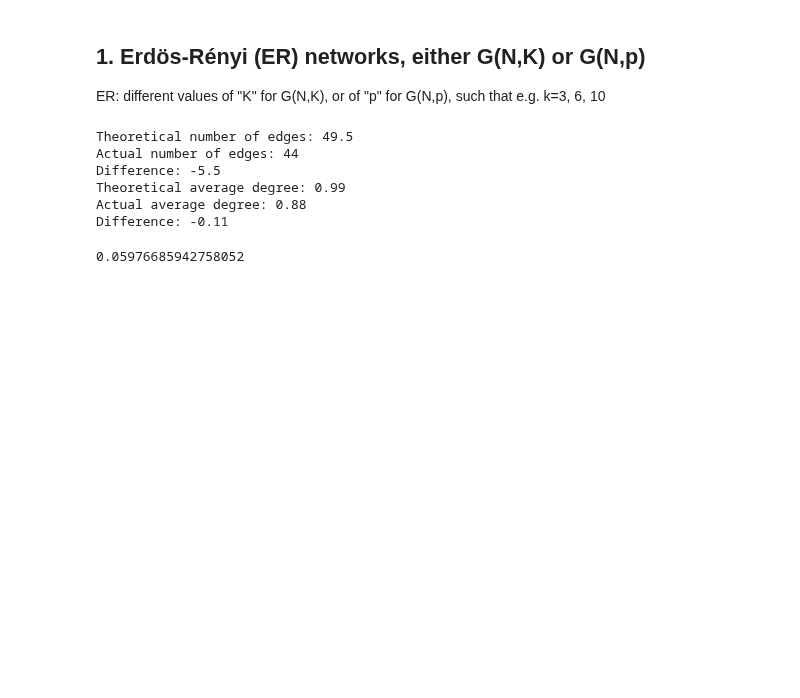
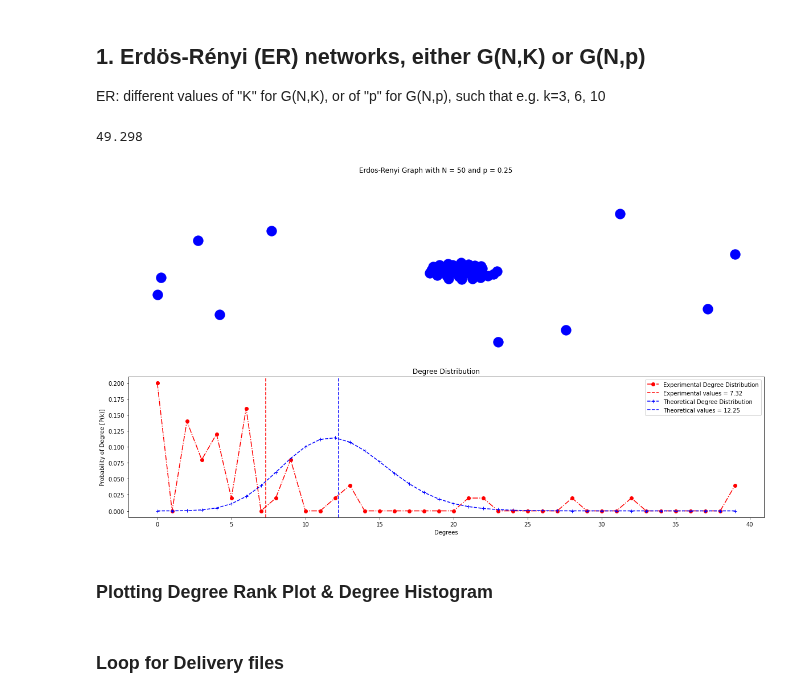
Before and after one commit to EjbejaranosAI/Complex_Networks, a Jupyter notebook: 2_Models_of_complex_networks/Main_test.ipynb, the cells around one changed output. Cells and saved outputs as stored; diff of their text form; code cells hidden in the pictures; blank space fills up the shorter version.

Commit message:
plots, statistics, and numpy files for ER

```diff
--- a/2_Models_of_complex_networks/Main_test.ipynb
+++ b/2_Models_of_complex_networks/Main_test.ipynb
@@ -30,6 +24,23 @@ rcParams['figure.figsize'] = 12,8
 # %% [markdown]
 ## 1. Erdös-Rényi (ER) networks, either G(N,K) or G(N,p)
 ER: different values of "K" for G(N,K), or of "p" for G(N,p), such that e.g. k=3, 6, 10
+# %%
+class Circle:
+
+    PI = 3.14
+
+    def __init__(self, radius):
+        self.radius = radius
+        self.area = self.compute_area(self.radius)
+
+    @staticmethod
+    def compute_area(radius):
+        return radius * (Circle.PI**2)
+
+c = Circle(radius=5)
+c.compute_area(c.radius)
+# %% [output]
+49.298
 # %%
 ## make a class for a Erdos-Renyi graph
 class ErdosRenyi:
@@ -96,0 +127,7 @@ np.save(f"./graphs/ER/{node}/ER_graph_{node}_{k}_{round(probs*100)}.npy", output
+# %%
+g = ErdosRenyi(n_nodes=50, degrees=3, probabilities=0.25, k=3)
+#g._plot_graph()
+# %% [output]
+[figure, added]
+# %% [markdown]
+### Plotting Degree Rank Plot & Degree Histogram
@@ -97,3 +166,5 @@ np.save(f"./graphs/ER/{node}/ER_graph_{node}_{k}_{round(probs*100)}.npy", output
+# %% [markdown]
+### Loop for Delivery files
 # %%
 ## generate the plots and the matrix files to deliver
 nodes = 100
@@ -113,35 +184,3 @@ for node in [50, 100, 1000, 10000]:
         plt.show()
         output = nx.to_numpy_matrix(g)
         np.save(f"./graphs/ER/{node}/ER_graph_{node}_{k}_{round(probs*100)}.npy", output)
-# %%
-from scipy.special import comb
-## theoretical number of edges
-## G(np) is nC2 * p
-theo_edges = comb(nodes, 2) * proba
-actual_edges = g.number_of_edges()
-## display theo_edges and actual_edges and their difference
-print(f"Theoretical number of edges: {theo_edges}")
-print(f"Actual number of edges: {actual_edges}")
-print(f"Difference: {actual_edges - theo_edges}")
-## properties of the graph
-
-## theoretical & experimental average degree
-theo_avg_degree = 2*theo_edges / nodes
-actual_avg_degree = 2*actual_edges / nodes
-print(f"Theoretical average degree: {theo_avg_degree}")
-print(f"Actual average degree: {actual_avg_degree}")
-print(f"Difference: {actual_avg_degree - theo_avg_degree:.2f}")
-
-## theoretical and experimental degree distribution
-f = lambda k: comb(nodes-1, k)*proba**k*(1-proba)**(nodes-1-k)
-theo_dist = list(map(f, range(1,k+1)))
-plt.plot(theo_dist)
-## actual distribution
-# %% [output]
-Theoretical number of edges: 49.5
-Actual number of edges: 44
-Difference: -5.5
-Theoretical average degree: 0.99
-Actual average degree: 0.88
-Difference: -0.11
-0.05976685942758052
```
Also changed, not shown: parts of 26 cells of this notebook, 33 other files.
